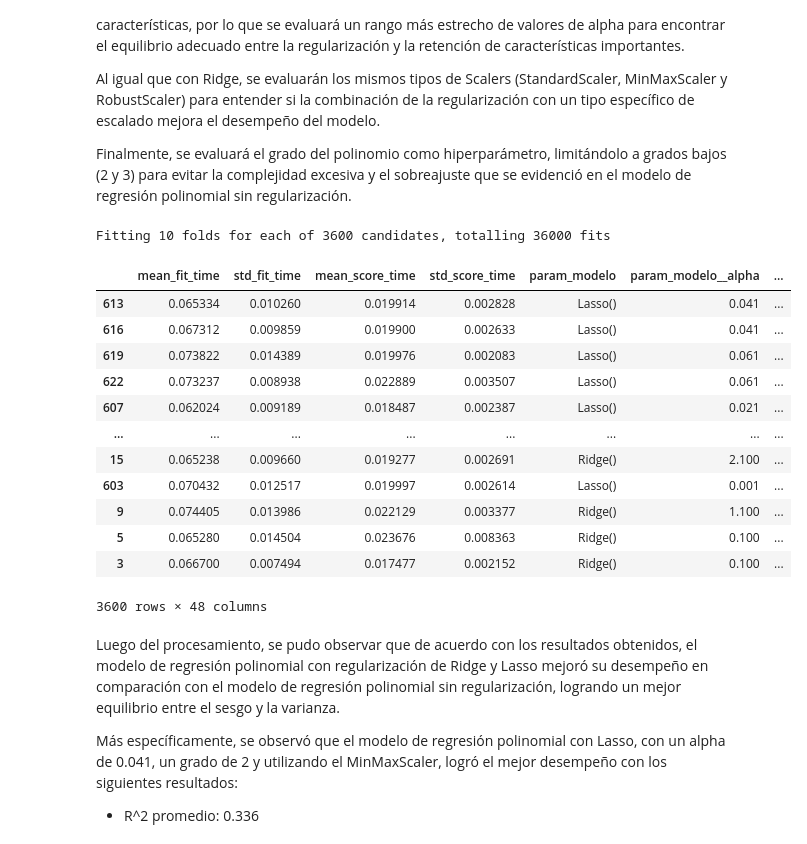
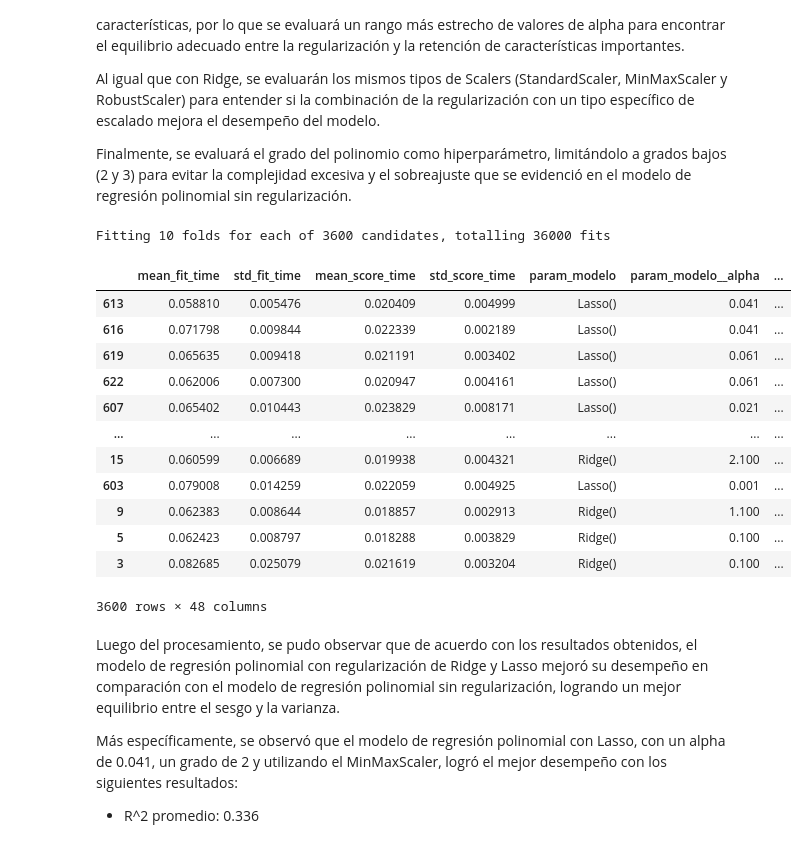
Before and after one commit to Sharik1516/Laboratorio2-ML, a Jupyter notebook: Diego/Laboratorio_2_ML.ipynb, the cells around one changed output. Saved outputs shown, nothing was run; the diff lists cells and outputs as text; code cells hidden in the pictures.

```diff
--- a/Diego/Laboratorio_2_ML.ipynb
+++ b/Diego/Laboratorio_2_ML.ipynb
@@ -183,16 +183,16 @@ fig, axes = plt.subplots(n_rows, n_cols, figsize=(16, n_rows * 4))
 axes = axes.flatten()
 
 # Crear scatter plot para cada variable numérica
-for idx, col in enumerate(numeric_cols):
-    axes[idx].scatter(datos_lab_1[col], datos_lab_1['CVD Risk Score'], alpha=0.6, s=30)
-    axes[idx].set_xlabel(col, fontsize=10)
-    axes[idx].set_ylabel('CVD Risk Score', fontsize=10)
-    axes[idx].set_title(f'{col} vs CVD Risk Score', fontsize=11, fontweight='bold')
-    axes[idx].grid(True, alpha=0.3)
+for i, col in enumerate(numeric_cols):
+    axes[i].scatter(datos_lab_1[col], datos_lab_1['CVD Risk Score'], alpha=0.6, s=30)
+    axes[i].set_xlabel(col, fontsize=10)
+    axes[i].set_ylabel('CVD Risk Score', fontsize=10)
+    axes[i].set_title(f'{col} vs CVD Risk Score', fontsize=11, fontweight='bold')
+    axes[i].grid(True, alpha=0.3)
 
 # Ocultar subplots vacíos
-for idx in range(len(numeric_cols), len(axes)):
-    axes[idx].set_visible(False)
+for i in range(len(numeric_cols), len(axes)):
+    axes[i].set_visible(False)
 
 plt.tight_layout()
 plt.savefig("correlaciones_cvd_risk_score.png", dpi=300)
@@ -1481,7 +1620,7 @@ pipeline_polinomico_regularizado = Pipeline([
                 "numerico",
                 Pipeline([
                     ("imputer_final", SimpleImputer(strategy="median")),
-                    ("scaler", gridsearch.best_params_['selector_modelo__numerico__scaler']),
+                    ("scaler", StandardScaler()),
                     ("polynomial_features", PolynomialFeatures(degree=2, include_bias=False))
                 ]),
                 variables_numericas
@@ -1540,47 +1679,47 @@ grid_search_params = [
         "selector_modelo__numerico__scaler": [
             StandardScaler(),
             MinMaxScaler(),
             RobustScaler()
         ],
         "modelo__alpha": np.arange(0.1, 100, 1)  # 0.1 -> 100
     },
     {   # Lasso
         "selector_modelo__numerico__polynomial_features__degree": [2, 3],
         "modelo": [Lasso()],
         "selector_modelo__numerico__scaler": [
             StandardScaler(),
             MinMaxScaler(),
             RobustScaler()
         ],
         "modelo__alpha": np.arange(0.001, 10, 0.02)  # 0.001 -> 10
     }
 ]
 
-gridsearch = GridSearchCV(
+gridsearch_polinomico_reg = GridSearchCV(
     estimator=pipeline_polinomico_regularizado,
     param_grid=grid_search_params,
     cv=10,
     scoring=scoring_metrics,
     refit="RMSE",
     n_jobs=-1,
     verbose=2
 )
-gridsearch.fit(X_train.drop(columns=["CVD Risk Score"]), X_train["CVD Risk Score"])
-pd.DataFrame(gridsearch.cv_results_).sort_values("rank_test_RMSE")
+gridsearch_polinomico_reg.fit(X_train.drop(columns=["CVD Risk Score"]), X_train["CVD Risk Score"])
+pd.DataFrame(gridsearch_polinomico_reg.cv_results_).sort_values("rank_test_RMSE")
 # %% [output]
 Fitting 10 folds for each of 3600 candidates, totalling 36000 fits
 |  | mean_fit_time | std_fit_time | mean_score_time | std_score_time | param_modelo | param_modelo__alpha | ... |
-| 613 | 0.065334 | 0.010260 | 0.019914 | 0.002828 | Lasso() | 0.041 | ... |
-| 616 | 0.067312 | 0.009859 | 0.019900 | 0.002633 | Lasso() | 0.041 | ... |
-| 619 | 0.073822 | 0.014389 | 0.019976 | 0.002083 | Lasso() | 0.061 | ... |
-| 622 | 0.073237 | 0.008938 | 0.022889 | 0.003507 | Lasso() | 0.061 | ... |
-| 607 | 0.062024 | 0.009189 | 0.018487 | 0.002387 | Lasso() | 0.021 | ... |
+| 613 | 0.058810 | 0.005476 | 0.020409 | 0.004999 | Lasso() | 0.041 | ... |
+| 616 | 0.071798 | 0.009844 | 0.022339 | 0.002189 | Lasso() | 0.041 | ... |
+| 619 | 0.065635 | 0.009418 | 0.021191 | 0.003402 | Lasso() | 0.061 | ... |
+| 622 | 0.062006 | 0.007300 | 0.020947 | 0.004161 | Lasso() | 0.061 | ... |
+| 607 | 0.065402 | 0.010443 | 0.023829 | 0.008171 | Lasso() | 0.021 | ... |
 | ... | ... | ... | ... | ... | ... | ... | ... |
-| 15 | 0.065238 | 0.009660 | 0.019277 | 0.002691 | Ridge() | 2.100 | ... |
-| 603 | 0.070432 | 0.012517 | 0.019997 | 0.002614 | Lasso() | 0.001 | ... |
-| 9 | 0.074405 | 0.013986 | 0.022129 | 0.003377 | Ridge() | 1.100 | ... |
-| 5 | 0.065280 | 0.014504 | 0.023676 | 0.008363 | Ridge() | 0.100 | ... |
-| 3 | 0.066700 | 0.007494 | 0.017477 | 0.002152 | Ridge() | 0.100 | ... |
+| 15 | 0.060599 | 0.006689 | 0.019938 | 0.004321 | Ridge() | 2.100 | ... |
+| 603 | 0.079008 | 0.014259 | 0.022059 | 0.004925 | Lasso() | 0.001 | ... |
+| 9 | 0.062383 | 0.008644 | 0.018857 | 0.002913 | Ridge() | 1.100 | ... |
+| 5 | 0.062423 | 0.008797 | 0.018288 | 0.003829 | Ridge() | 0.100 | ... |
+| 3 | 0.082685 | 0.025079 | 0.021619 | 0.003204 | Ridge() | 0.100 | ... |
 3600 rows × 48 columns
 # %% [markdown]
 Luego del procesamiento, se pudo observar que de acuerdo con los resultados obtenidos, el modelo de regresión polinomial con regularización de Ridge y Lasso mejoró su desempeño en comparación con el modelo de regresión polinomial sin regularización, logrando un mejor equilibrio entre el sesgo y la varianza.
```
Also changed, not shown: parts of 25 cells of this notebook, 1 other file.
